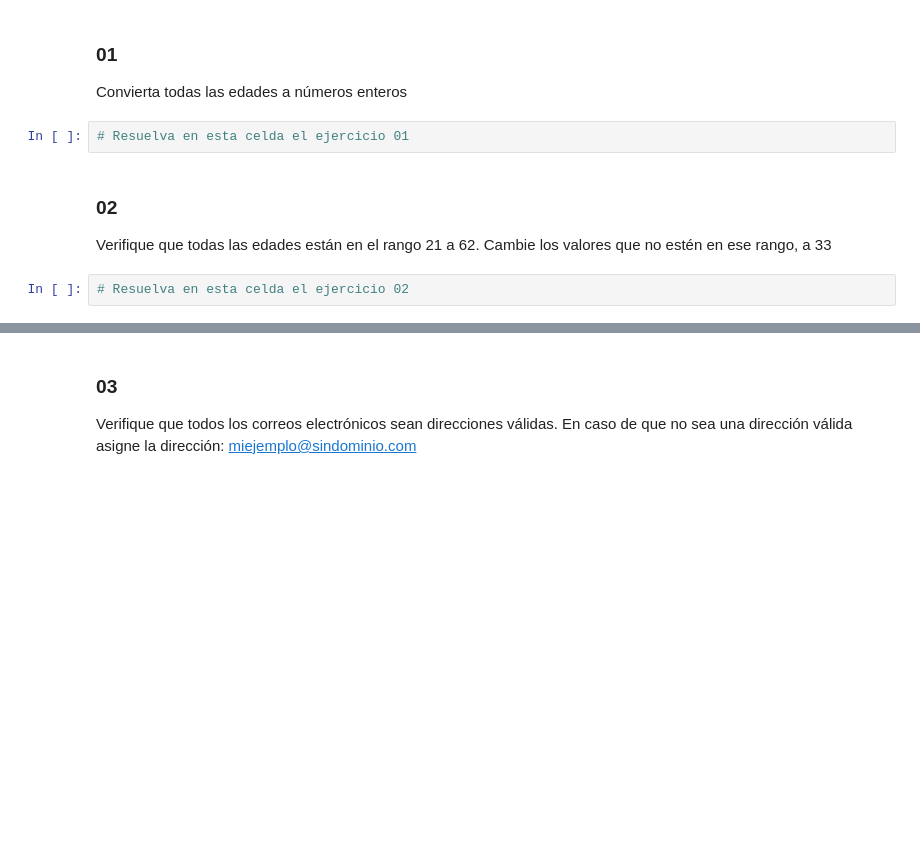
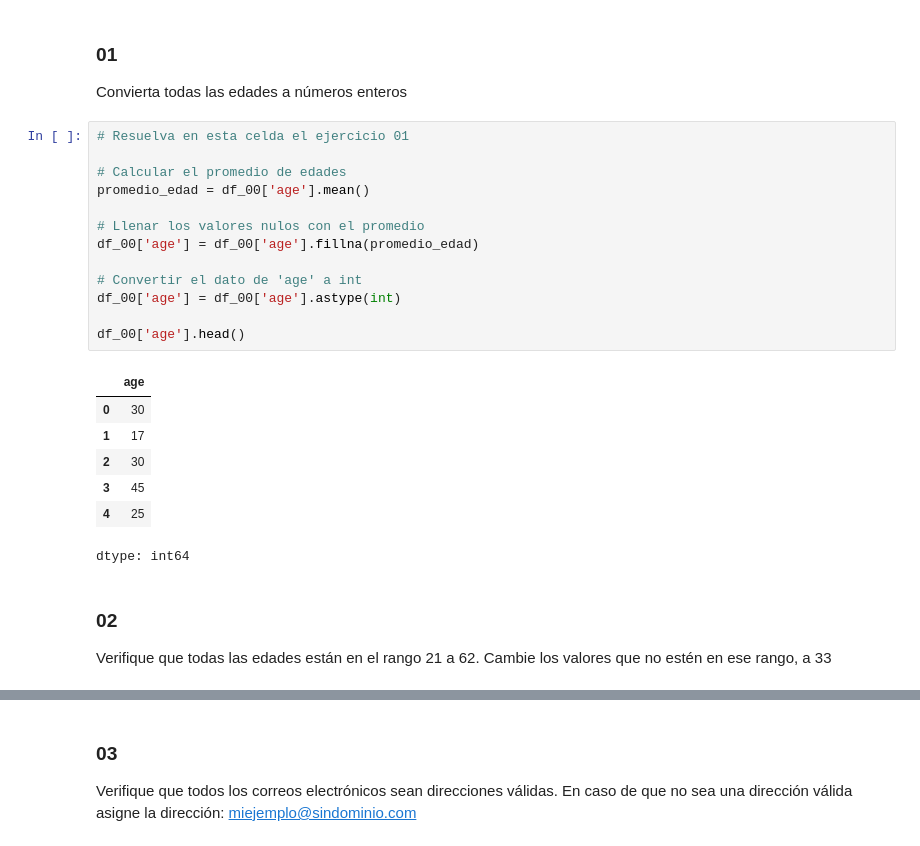
Before and after one commit to KevinGuio/programacion-para-ingenieria, a Jupyter notebook: Taller_03_Pandas.ipynb, the cells around one changed output, grey strips where cells are left out. Saved outputs shown, nothing was run; the diff lists cells and outputs as text; blank space fills up the shorter version.

```diff
--- a/Taller_03_Pandas.ipynb
+++ b/Taller_03_Pandas.ipynb
@@ -534,10 +927,27 @@ Convierta todos los datos de la columna nombres al formato Nombre Apellido
 # %% [markdown]
 ### 01
 Convierta todas las edades a números enteros
-# %%
-# Resuelva en esta celda el ejercicio 01
+# %%
+# Resuelva en esta celda el ejercicio 01
+
+# Calcular el promedio de edades
+promedio_edad = df_00['age'].mean()
+
+# Llenar los valores nulos con el promedio
+df_00['age'] = df_00['age'].fillna(promedio_edad)
+
+# Convertir el dato de 'age' a int
+df_00['age'] = df_00['age'].astype(int)
+
+df_00['age'].head()
+# %% [output]
+|  | age |
+| 0 | 30 |
+| 1 | 17 |
+| 2 | 30 |
+| 3 | 45 |
+| 4 | 25 |
+dtype: int64
 # %% [markdown]
 ### 02
 Verifique que todas las edades están en el rango 21 a 62. Cambie los valores que no estén en ese rango, a 33
-# %%
-# Resuelva en esta celda el ejercicio 02
```
Also changed, not shown: parts of 46 cells of this notebook.
